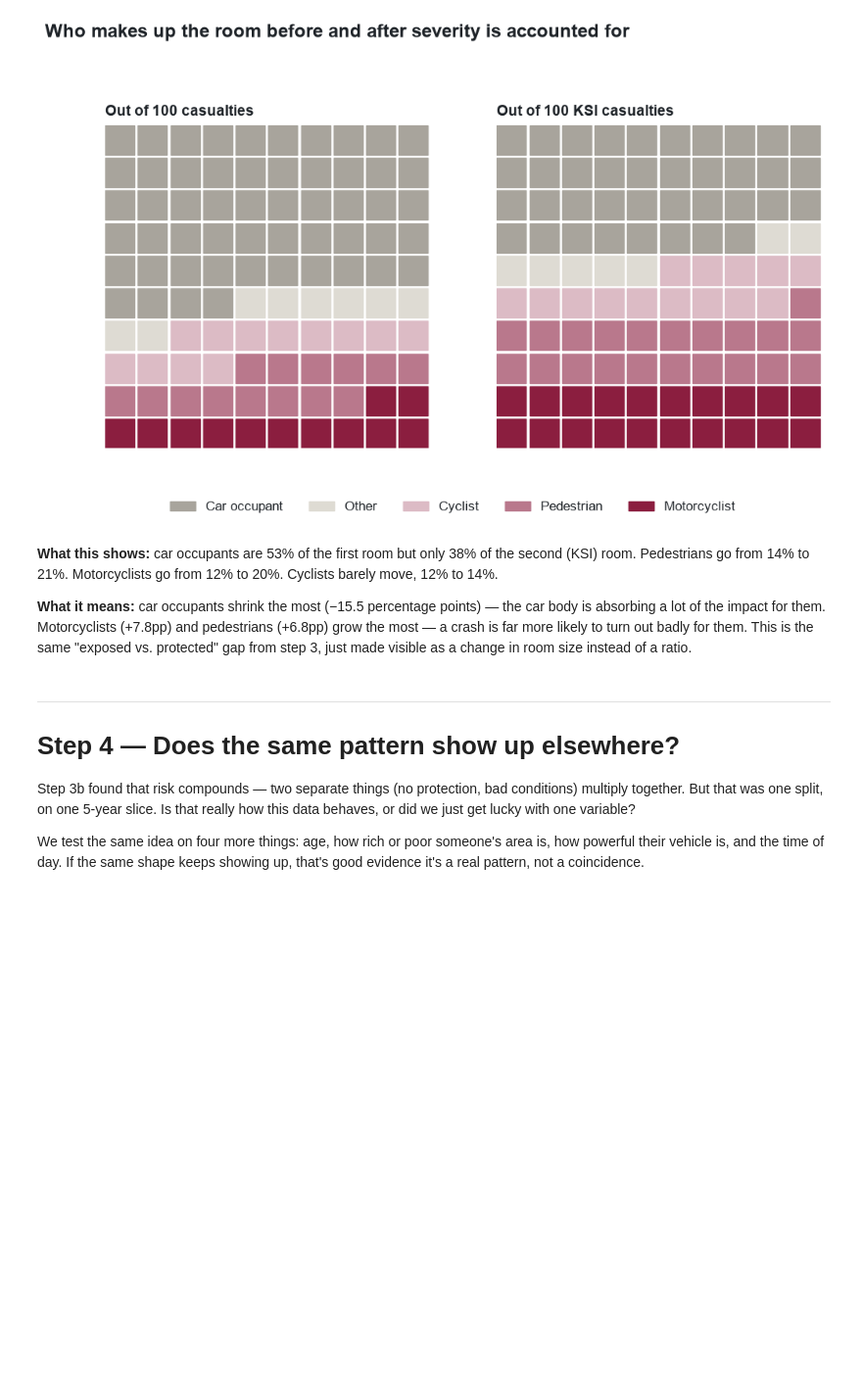
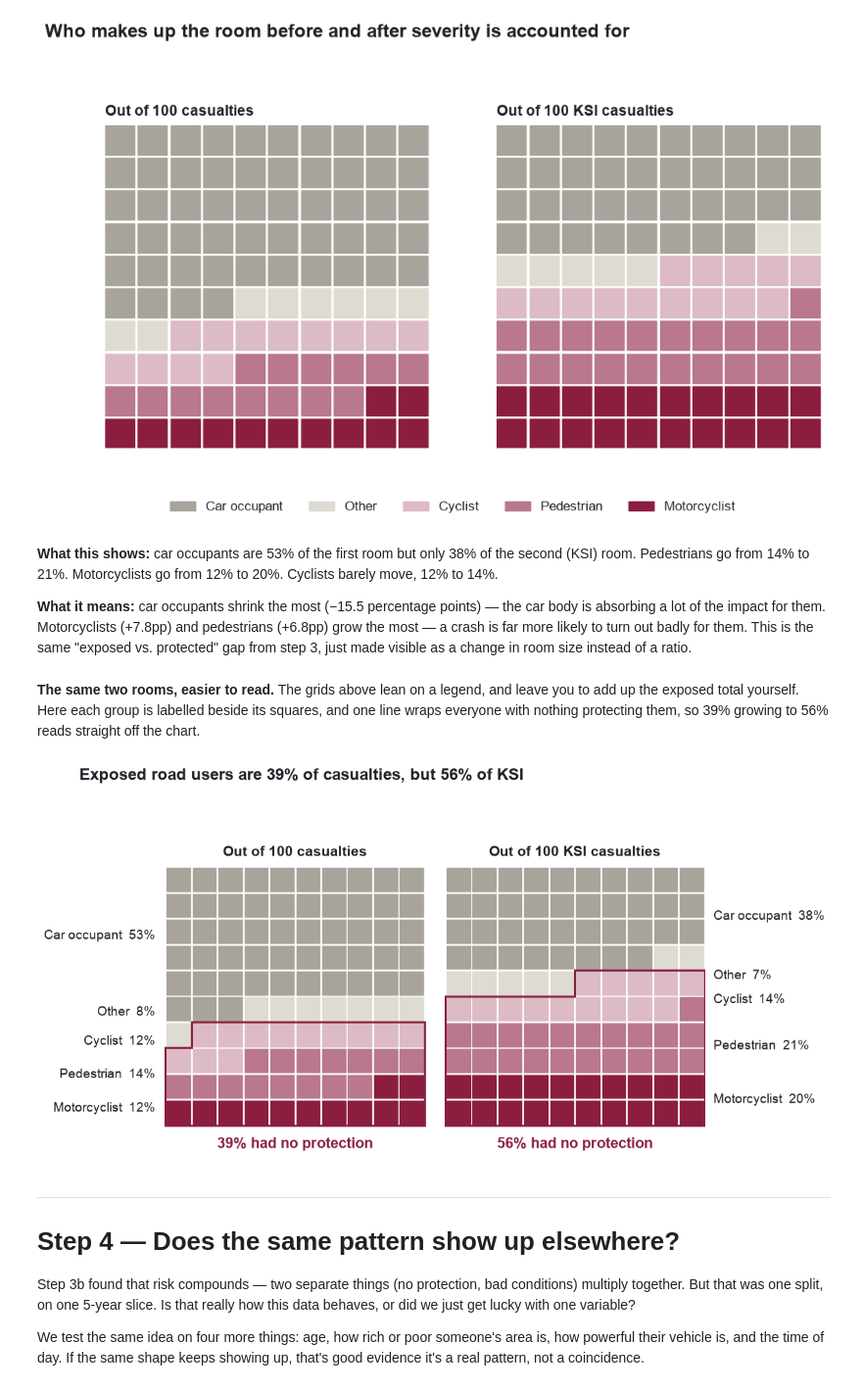
Before and after one commit to hrshankar2002/Data-Vis-Proj, a Jupyter notebook: road_crash_analysis.ipynb, the cells around one changed output. Shown at 98% size. Saved outputs shown, nothing was run; the diff lists cells and outputs as text; code cells hidden in the pictures; blank space fills up the shorter version.

```diff
--- a/road_crash_analysis.ipynb
+++ b/road_crash_analysis.ipynb
@@ -901,6 +1036,68 @@ plt.show()
 **What this shows:** car occupants are 53% of the first room but only 38% of the second (KSI) room. Pedestrians go from 14% to 21%. Motorcyclists go from 12% to 20%. Cyclists barely move, 12% to 14%.
 
 **What it means:** car occupants shrink the most (−15.5 percentage points) — the car body is absorbing a lot of the impact for them. Motorcyclists (+7.8pp) and pedestrians (+6.8pp) grow the most — a crash is far more likely to turn out badly for them. This is the same "exposed vs. protected" gap from step 3, just made visible as a change in room size instead of a ratio.
+# %% [markdown]
+**The same two rooms, easier to read.** The grids above lean on a legend, and leave you to add up the exposed total yourself. Here each group is labelled beside its squares, and one line wraps everyone with nothing protecting them, so 39% growing to 56% reads straight off the chart.
+# %%
+EXPOSED_USERS = ["Cyclist", "Pedestrian", "Motorcyclist"]
+
+
+def waffle_counts(shares):
+    # largest remainders, so the squares still add up to each group's rounded share
+    exact = {g: shares[g] * 100 for g in ROAD_USER_ORDER}
+    counts = {g: int(exact[g]) for g in ROAD_USER_ORDER}
+    spare = 100 - sum(counts.values())
+    for g in sorted(ROAD_USER_ORDER, key=lambda g: exact[g] - counts[g], reverse=True)[:spare]:
+        counts[g] += 1
+    return counts
+
+
+def outlined_waffle(shares, ax, title, label_side):
+    counts = waffle_counts(shares)
+    grid = np.array([g for g in ROAD_USER_ORDER for _ in range(counts[g])]).reshape(10, 10)
+    exposed = np.isin(grid, EXPOSED_USERS)
+    for i, j in np.ndindex(10, 10):
+        ax.add_patch(plt.Rectangle((j, 9 - i), 0.9, 0.9, color=ROAD_USER_COLOURS[grid[i, j]]))
+
+    # one line round every exposed square groups them without a legend
+    for i, j in zip(*np.nonzero(exposed)):
+        left, bottom = j - 0.05, 8.95 - i
+        right, top = left + 1, bottom + 1
+        if i == 0 or not exposed[i - 1, j]:
+            ax.plot([left, right], [top, top], color=HARM, linewidth=2.2, solid_capstyle="projecting")
+        if i == 9 or not exposed[i + 1, j]:
+            ax.plot([left, right], [bottom, bottom], color=HARM, linewidth=2.2, solid_capstyle="projecting")
+        if j == 0 or not exposed[i, j - 1]:
+            ax.plot([left, left], [bottom, top], color=HARM, linewidth=2.2, solid_capstyle="projecting")
+        if j == 9 or not exposed[i, j + 1]:
+            ax.plot([right, right], [bottom, top], color=HARM, linewidth=2.2, solid_capstyle="projecting")
+
+    for g in ROAD_USER_ORDER:
+        rows = np.nonzero(grid == g)[0]
+        x, ha = (-0.45, "right") if label_side == "left" else (10.3, "left")
+        ax.text(x, 9.45 - rows.mean(), f"{g}  {100 * shares[g]:.0f}%", ha=ha, va="center", fontsize=14, clip_on=False)
+
+    exposed_pct = 100 * sum(shares[g] for g in EXPOSED_USERS)
+    ax.text(4.95, -0.5, f"{exposed_pct:.0f}% had no protection", ha="center", va="top", fontsize=16, fontweight="bold",
+            color=HARM, clip_on=False)
+    ax.set_xlim(-0.1, 10)
+    ax.set_ylim(-0.1, 10)
+    ax.set_aspect("equal")
+    ax.axis("off")
+    ax.set_title(title, loc="center", fontsize=15, pad=10)
+    return exposed_pct
+
+
+fig, axes = plt.subplots(1, 2, figsize=VIDEO_FIG)
+fig.subplots_adjust(left=0.165, right=0.835, top=0.84, bottom=0.12, wspace=0.07)
+cas_exposed = outlined_waffle(cas_shares, axes[0], "Out of 100 casualties", "left")
+ksi_exposed = outlined_waffle(ksi_shares, axes[1], "Out of 100 KSI casualties", "right")
+headline(fig, f"Exposed road users are {cas_exposed:.0f}% of casualties, but {ksi_exposed:.0f}% of KSI")
+fig.subplots_adjust(top=0.84)
+save(fig, "05_protection_gap_refined.png")
+plt.show()
+# %% [output]
+[figure, added]
 # %% [markdown]
 ---
 # Step 4 — Does the same pattern show up elsewhere?
```
Also changed, not shown: parts of 14 cells of this notebook, 5 other files.
